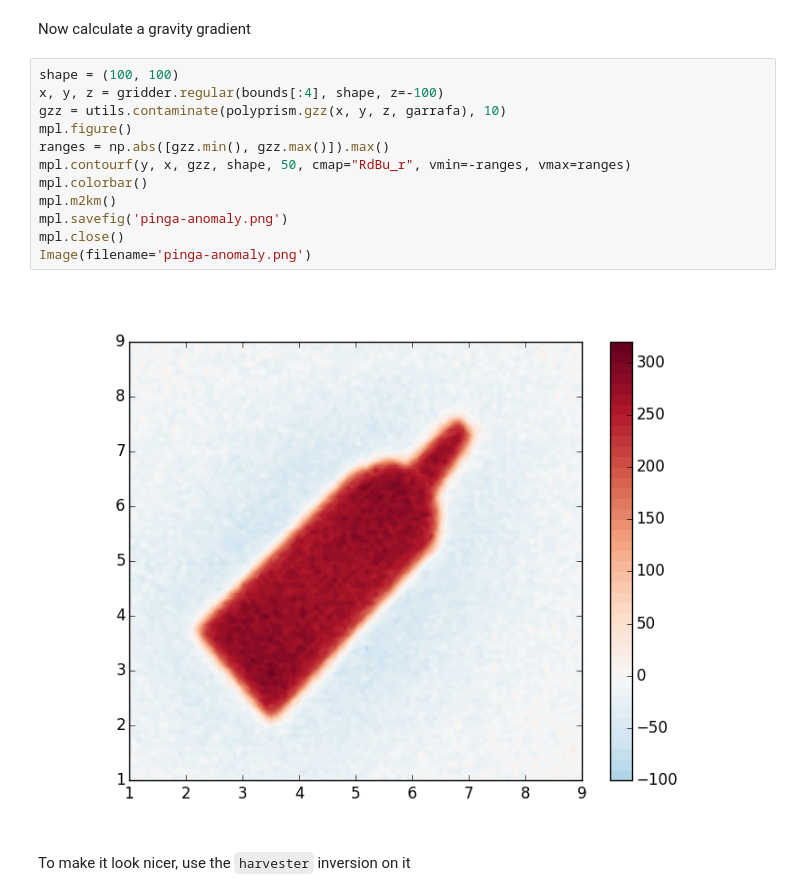
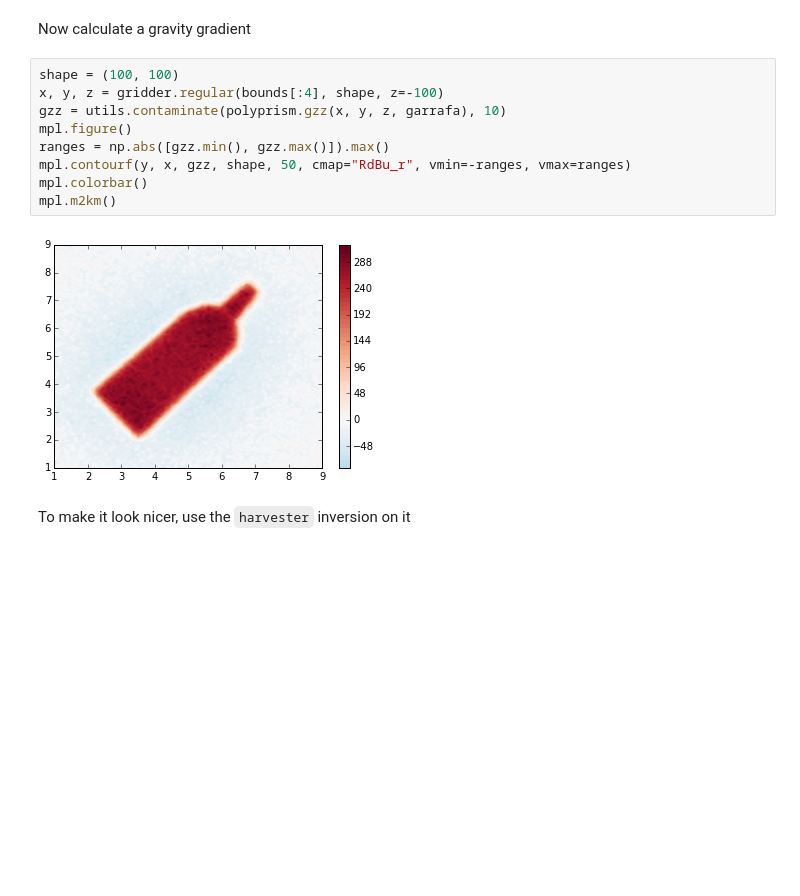
Before and after one commit to pinga-lab/logo, a Jupyter notebook: pinga-logo-figures.ipynb, the cells around one changed output. Cells and saved outputs as stored; diff of their text form; blank space fills up the shorter version.

```diff
--- a/pinga-logo-figures.ipynb
+++ b/pinga-logo-figures.ipynb
@@ -51,17 +53,14 @@ Now calculate a gravity gradient
 # %%
 shape = (100, 100)
 x, y, z = gridder.regular(bounds[:4], shape, z=-100)
 gzz = utils.contaminate(polyprism.gzz(x, y, z, garrafa), 10)
 mpl.figure()
 ranges = np.abs([gzz.min(), gzz.max()]).max()
 mpl.contourf(y, x, gzz, shape, 50, cmap="RdBu_r", vmin=-ranges, vmax=ranges)
 mpl.colorbar()
 mpl.m2km()
-mpl.savefig('pinga-anomaly.png')
-mpl.close()
-Image(filename='pinga-anomaly.png')
 # %% [output]
-[figure, old version]
+[figure, new version]
 # %% [markdown]
 To make it look nicer, use the `harvester` inversion on it
 # %%
```
Also changed, not shown: parts of 8 cells of this notebook, 15 other files.
